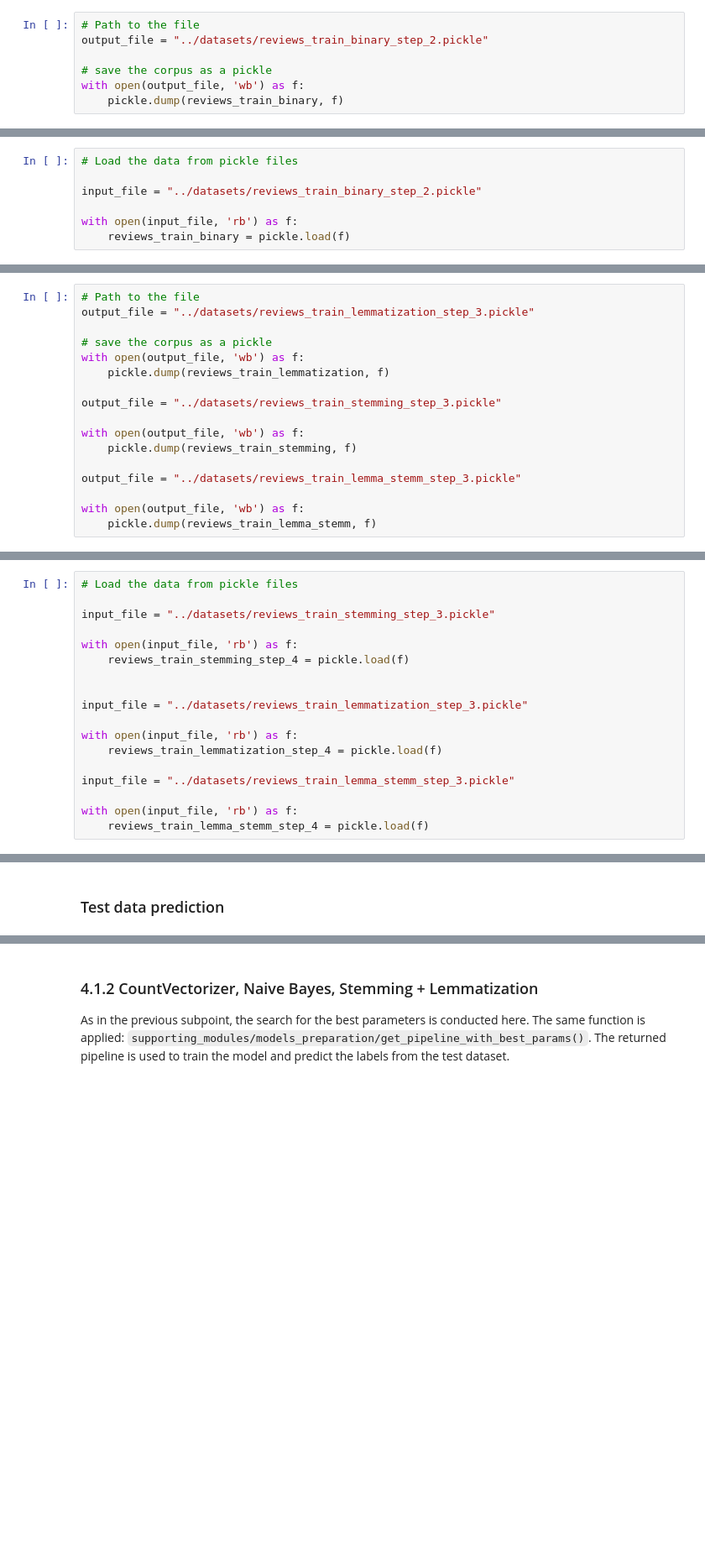
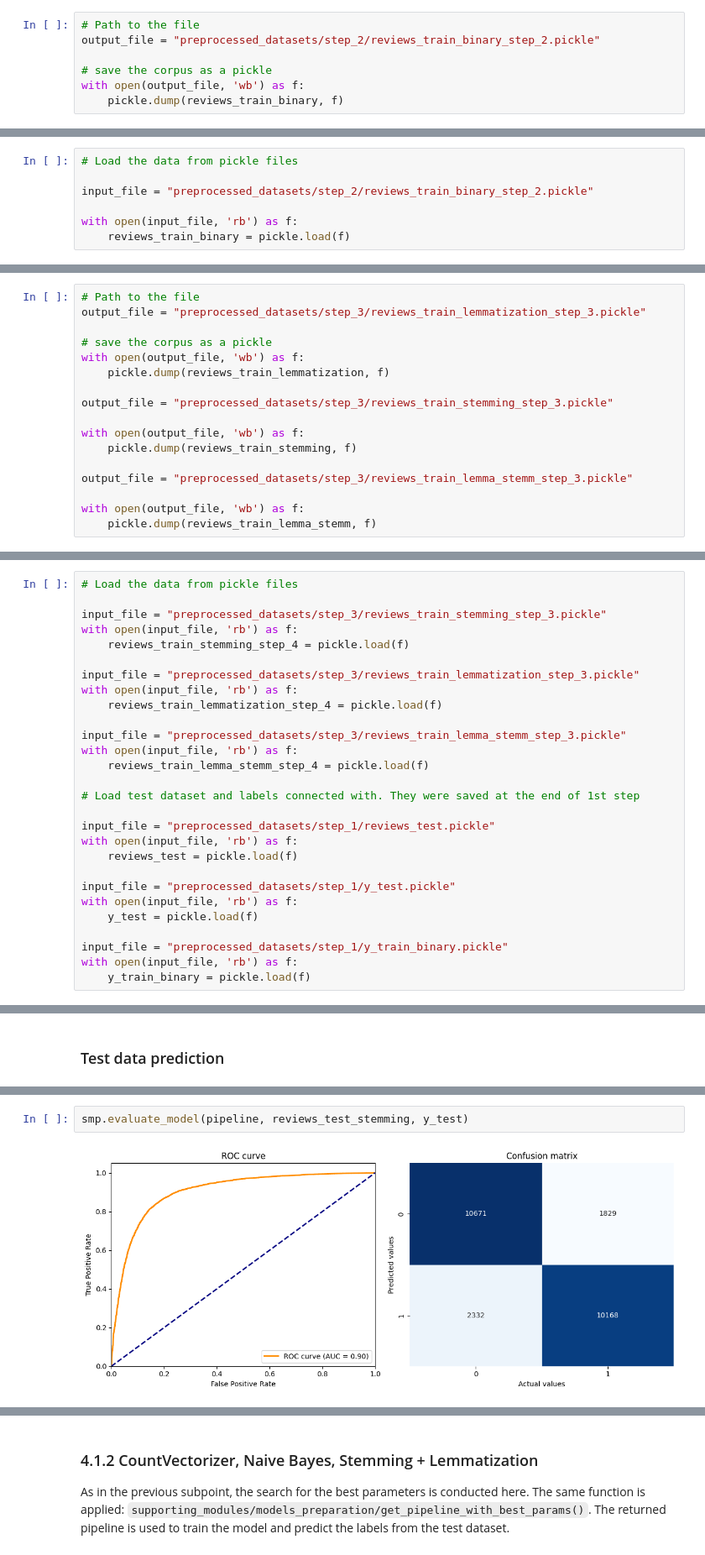
Before and after one commit to KonradKaczmarek79/sentiment_analysis_on_movie_reviews, a Jupyter notebook: Sentiment_analysis_on_movie_reviews_main.ipynb, the cells around one changed output, grey strips where cells are left out. Shown: that part at 84% size. Drawn from its saved outputs; the diff is of its cells as text; blank space fills up the shorter version.

Commit message:
define evaluate_model function and add call it in the notebook

```diff
--- a/Sentiment_analysis_on_movie_reviews_main.ipynb
+++ b/Sentiment_analysis_on_movie_reviews_main.ipynb
@@ -617,7 +640,7 @@ word_counts = sdv.make_count_histogram(reviews_train_binary, 30)
 Because the data prepared in this step is ready for further processing it is saved as a picle as previously (end of step 1).
 # %%
 # Path to the file
-output_file = "../datasets/reviews_train_binary_step_2.pickle"
+output_file = "preprocessed_datasets/step_2/reviews_train_binary_step_2.pickle"
 
 # save the corpus as a pickle
 with open(output_file, 'wb') as f:
@@ -641,7 +664,7 @@ If you start this jupyter notebook from here, load the imports from the beginnin
 # %%
 # Load the data from pickle files
 
-input_file = "../datasets/reviews_train_binary_step_2.pickle"
+input_file = "preprocessed_datasets/step_2/reviews_train_binary_step_2.pickle"
 
 with open(input_file, 'rb') as f:
     reviews_train_binary = pickle.load(f)
@@ -685,18 +708,18 @@ Data transformations from this point took a long time. Lemmatization lasted the
 In order to be able to quickly reconstruct the results of this stage, as before, the current status of data processing was made in the pickle format. It is particularly important to save data after lemmatization.
 # %%
 # Path to the file
-output_file = "../datasets/reviews_train_lemmatization_step_3.pickle"
+output_file = "preprocessed_datasets/step_3/reviews_train_lemmatization_step_3.pickle"
 
 # save the corpus as a pickle
 with open(output_file, 'wb') as f:
     pickle.dump(reviews_train_lemmatization, f)
 
-output_file = "../datasets/reviews_train_stemming_step_3.pickle"
+output_file = "preprocessed_datasets/step_3/reviews_train_stemming_step_3.pickle"
 
 with open(output_file, 'wb') as f:
     pickle.dump(reviews_train_stemming, f)
 
-output_file = "../datasets/reviews_train_lemma_stemm_step_3.pickle"
+output_file = "preprocessed_datasets/step_3/reviews_train_lemma_stemm_step_3.pickle"
 
 with open(output_file, 'wb') as f:
     pickle.dump(reviews_train_lemma_stemm, f)
@@ -709,21 +732,31 @@ If you start this jupyter notebook from here, load the imports from the beginnin
 # %%
 # Load the data from pickle files
 
-input_file = "../datasets/reviews_train_stemming_step_3.pickle"
-
+input_file = "preprocessed_datasets/step_3/reviews_train_stemming_step_3.pickle"
 with open(input_file, 'rb') as f:
     reviews_train_stemming_step_4 = pickle.load(f)
 
-
-input_file = "../datasets/reviews_train_lemmatization_step_3.pickle"
-
+input_file = "preprocessed_datasets/step_3/reviews_train_lemmatization_step_3.pickle"
 with open(input_file, 'rb') as f:
     reviews_train_lemmatization_step_4 = pickle.load(f)
 
-input_file = "../datasets/reviews_train_lemma_stemm_step_3.pickle"
-
+input_file = "preprocessed_datasets/step_3/reviews_train_lemma_stemm_step_3.pickle"
 with open(input_file, 'rb') as f:
     reviews_train_lemma_stemm_step_4 = pickle.load(f)
+
+# Load test dataset and labels connected with. They were saved at the end of 1st step
+
+input_file = "preprocessed_datasets/step_1/reviews_test.pickle"
+with open(input_file, 'rb') as f:
+    reviews_test = pickle.load(f)
+
+input_file = "preprocessed_datasets/step_1/y_test.pickle"
+with open(input_file, 'rb') as f:
+    y_test = pickle.load(f)
+
+input_file = "preprocessed_datasets/step_1/y_train_binary.pickle"
+with open(input_file, 'rb') as f:
+    y_train_binary = pickle.load(f)
 # %% [markdown]
 ## 4.0 Test data preprocessing
 
@@ -835,0 +861,4 @@ accuracy_score(y_test, y_pred)
+# %%
+smp.evaluate_model(pipeline, reviews_test_stemming, y_test)
+# %% [output]
+[figure, added]
```
Also changed, not shown: parts of 36 cells of this notebook, 13 other files.
